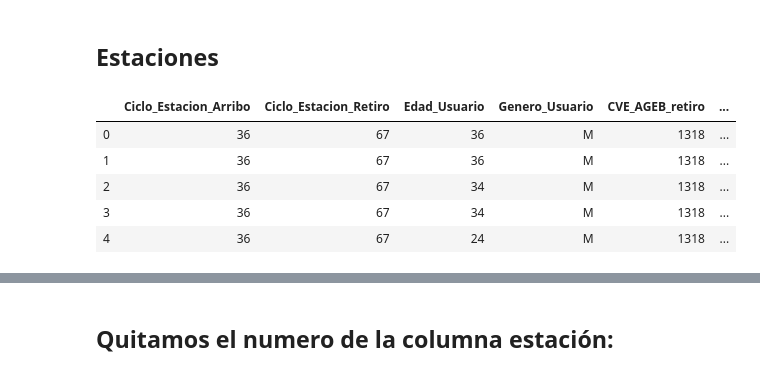
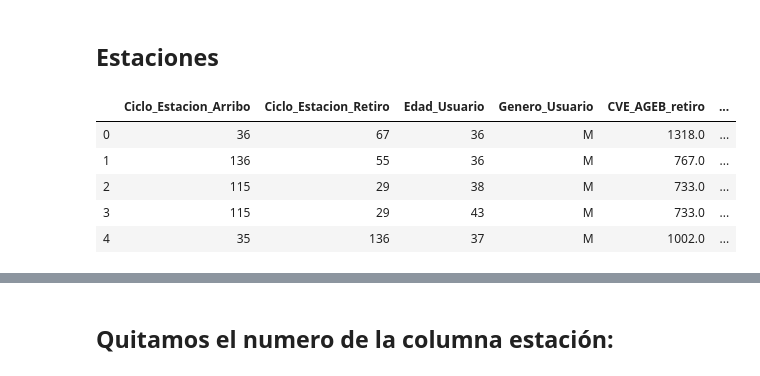
Before and after one commit to paupradel/ecobici_viz, a Jupyter notebook: jupyter_notebooks/viajes_ecobici_entre_estaciones.ipynb, the cells around one changed output, grey strips where cells are left out. Drawn from its saved outputs; the diff is of its cells as text; code cells hidden in the pictures.

```diff
--- a/jupyter_notebooks/viajes_ecobici_entre_estaciones.ipynb
+++ b/jupyter_notebooks/viajes_ecobici_entre_estaciones.ipynb
@@ -16,15 +16,15 @@ import pandas as pd
 # %% [markdown]
 ## Estaciones
 # %%
-df_viajes = pd.read_csv('./data/procesado/datos_ecobici_por_ageb.csv',sep=',')
+df_viajes = pd.read_csv('../data/procesado/datos_ecobici_por_ageb.csv',sep=',')
 df_viajes.head()
 # %% [output]
 |  | Ciclo_Estacion_Arribo | Ciclo_Estacion_Retiro | Edad_Usuario | Genero_Usuario | CVE_AGEB_retiro | ... |
-| 0 | 36 | 67 | 36 | M | 1318 | ... |
-| 1 | 36 | 67 | 36 | M | 1318 | ... |
-| 2 | 36 | 67 | 34 | M | 1318 | ... |
-| 3 | 36 | 67 | 34 | M | 1318 | ... |
-| 4 | 36 | 67 | 24 | M | 1318 | ... |
+| 0 | 36 | 67 | 36 | M | 1318.0 | ... |
+| 1 | 136 | 55 | 36 | M | 767.0 | ... |
+| 2 | 115 | 29 | 38 | M | 733.0 | ... |
+| 3 | 115 | 29 | 43 | M | 733.0 | ... |
+| 4 | 35 | 136 | 37 | M | 1002.0 | ... |
 # %%
 df_viajes_gb = df_viajes.groupby([
     'Ciclo_Estacion_Arribo','Ciclo_Estacion_Retiro',"CVE_AGEB_retiro","CVE_AGEB_arribo","nombre_estacion_retiro","nombre_estacion_arribo"
```
Also changed, not shown: parts of 4 cells of this notebook, 8 other files.
